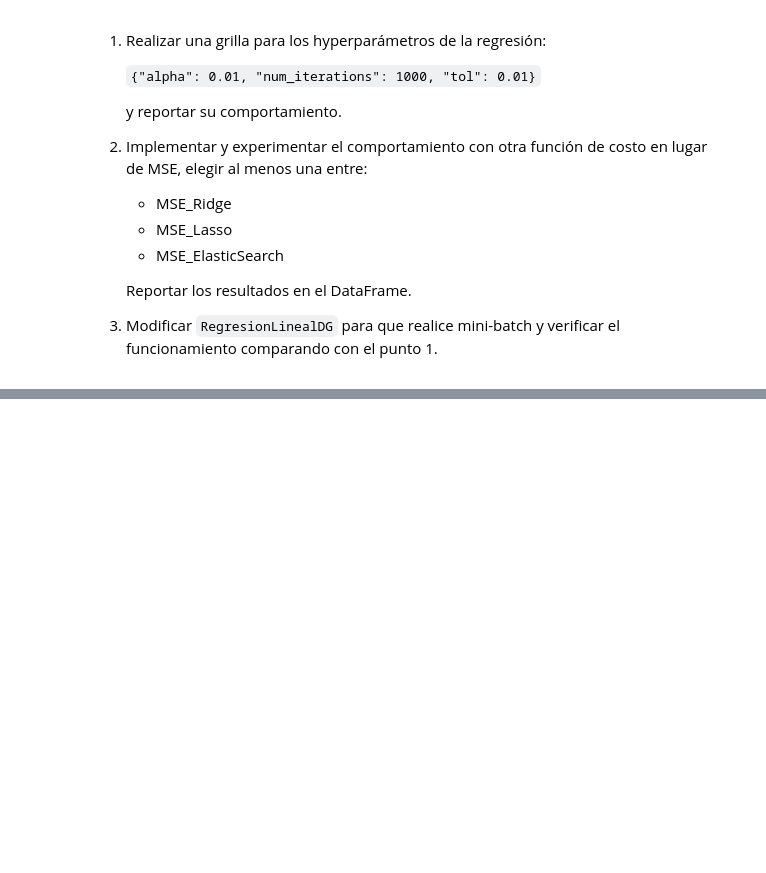
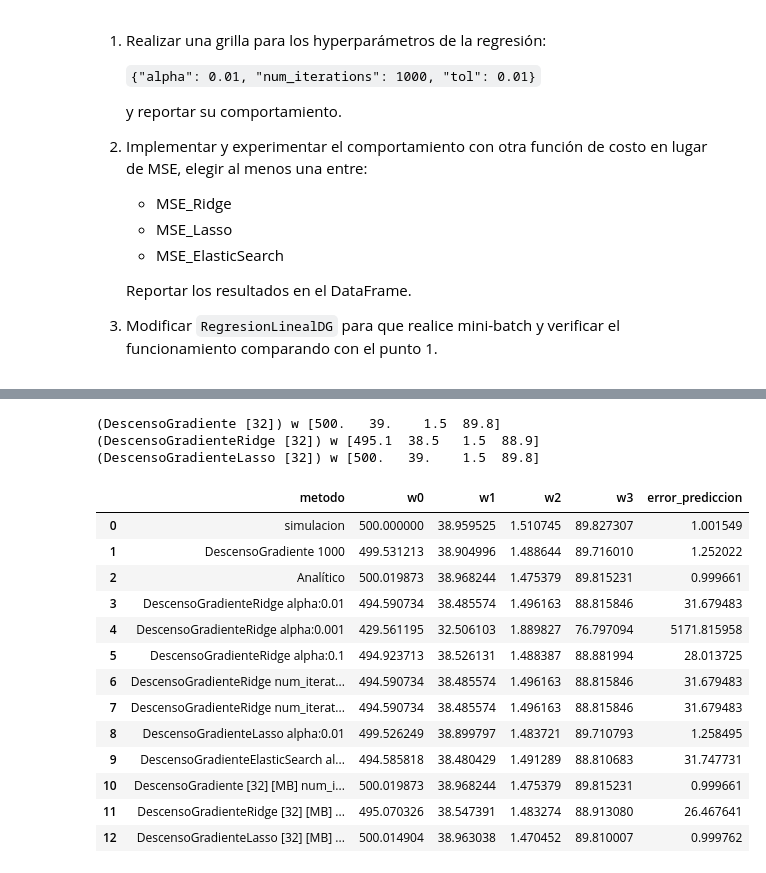
Before and after one commit to fzanollo/aprendizaje-automatico-dc-uba, a Jupyter notebook: notebooks/notebook_07_descenso_gradiente-published.ipynb, the cells around one changed output, grey strips where cells are left out. Drawn from its saved outputs; the diff is of its cells as text; code cells hidden in the pictures; blank space fills up the shorter version.

```diff
--- a/notebooks/notebook_07_descenso_gradiente-published.ipynb
+++ b/notebooks/notebook_07_descenso_gradiente-published.ipynb
@@ -190,0 +282,5 @@ resultados
+# %%
+# pruebo otras iteraciones
+num_iterations = [10000, 100000]
+for n in num_iterations:
+    run_experiment(mse_ridge, grad_mse_ridge, {"alpha": 0.01, "num_iterations": n, "tol": 0.01}, X, y, resultados, "DescensoGradienteRidge", "num_iterations")
@@ -190,0 +322,8 @@ resultados
+# %%
+def mse_elastic_search(w: np.ndarray, X: np.ndarray, y: np.ndarray, alpha: float = 0.01, beta: float = 0.01) -> float:
+    return mse(w, X, y) + alpha * np.sum(w**2) + beta * np.sum(np.abs(w))
+
+def grad_mse_elastic_search(w: np.ndarray, X: np.ndarray, y: np.ndarray, alpha: float = 0.01, beta: float = 0.01) -> np.ndarray:
+    return grad_mse(w, X, y) + 2 * alpha * w + beta * np.sign(w)
+
+run_experiment(mse_elastic_search, grad_mse_elastic_search, {"alpha": 0.01, "num_iterations": 1000, "tol": 0.01}, X, y, resultados, "DescensoGradienteElasticSearch", "alpha")
@@ -190,0 +380,49 @@ resultados
+# %%
+# aux
+def run_experiment_mini_batch(func_costo: Callable[..., float],
+                   func_costo_grad: Callable[..., np.ndarray],
+                   hyperparametros: Dict[str, Any],
+                   X: np.ndarray,
+                   y: np.ndarray,
+                   resultados: pd.DataFrame,
+                   nombre: str,
+                   hyperparam_name: str,
+                   batch_size: int = 32,
+                   epochs: int = 100) -> pd.DataFrame:
+    reg = RegresionLinealDGMiniBatch(func_costo, func_costo_grad, hyperparametros, batch_size=batch_size, epochs=epochs)
+    reg.fit(X,y)
+    print(f"({nombre}) w", reg.w.round(1))
+    err = error_prediccion(X, y, reg.w)
+    resultados.loc[len(resultados)] = [f"{nombre} [MB] {hyperparam_name}:{hyperparametros[hyperparam_name]}"] + list(reg.w) + [err]
+    return resultados
+# %%
+hyperparametros = {"alpha": 0.01, "num_iterations": 1000, "tol": 0.01}
+
+# vuelvo a correr "los mejores" con mini-batch
+
+# DescensoGradiente 1000 iteraciones
+run_experiment_mini_batch(mse, grad_mse, hyperparametros, X, y, resultados, "DescensoGradiente [32]", "num_iterations")
+
+# DescensoGradienteRidge alpha:0.1
+run_experiment_mini_batch(mse_ridge, grad_mse_ridge, {"alpha": 0.1, "num_iterations": 1000, "tol": 0.01}, X, y, resultados, "DescensoGradienteRidge [32]", "alpha")
+
+# DescensoGradienteLasso alpha:0.01
+run_experiment_mini_batch(mse_lasso, grad_mse_lasso, hyperparametros, X, y, resultados, "DescensoGradienteLasso [32]", "alpha")
+# %% [output]
+(DescensoGradiente [32]) w [500.   39.    1.5  89.8]
+(DescensoGradienteRidge [32]) w [495.1  38.5   1.5  88.9]
+(DescensoGradienteLasso [32]) w [500.   39.    1.5  89.8]
+|  | metodo | w0 | w1 | w2 | w3 | error_prediccion |
+| 0 | simulacion | 500.000000 | 38.959525 | 1.510745 | 89.827307 | 1.001549 |
+| 1 | DescensoGradiente 1000 | 499.531213 | 38.904996 | 1.488644 | 89.716010 | 1.252022 |
+| 2 | Analítico | 500.019873 | 38.968244 | 1.475379 | 89.815231 | 0.999661 |
+| 3 | DescensoGradienteRidge alpha:0.01 | 494.590734 | 38.485574 | 1.496163 | 88.815846 | 31.679483 |
+| 4 | DescensoGradienteRidge alpha:0.001 | 429.561195 | 32.506103 | 1.889827 | 76.797094 | 5171.815958 |
+| 5 | DescensoGradienteRidge alpha:0.1 | 494.923713 | 38.526131 | 1.488387 | 88.881994 | 28.013725 |
+| 6 | DescensoGradienteRidge num_iterat... | 494.590734 | 38.485574 | 1.496163 | 88.815846 | 31.679483 |
+| 7 | DescensoGradienteRidge num_iterat... | 494.590734 | 38.485574 | 1.496163 | 88.815846 | 31.679483 |
+| 8 | DescensoGradienteLasso alpha:0.01 | 499.526249 | 38.899797 | 1.483721 | 89.710793 | 1.258495 |
+| 9 | DescensoGradienteElasticSearch al... | 494.585818 | 38.480429 | 1.491289 | 88.810683 | 31.747731 |
+| 10 | DescensoGradiente [32] [MB] num_i... | 500.019873 | 38.968244 | 1.475379 | 89.815231 | 0.999661 |
+| 11 | DescensoGradienteRidge [32] [MB] ... | 495.070326 | 38.547391 | 1.483274 | 88.913080 | 26.467641 |
+| 12 | DescensoGradienteLasso [32] [MB] ... | 500.014904 | 38.963038 | 1.470452 | 89.810007 | 0.999762 |
```
Also changed, not shown: parts of 23 cells of this notebook.
